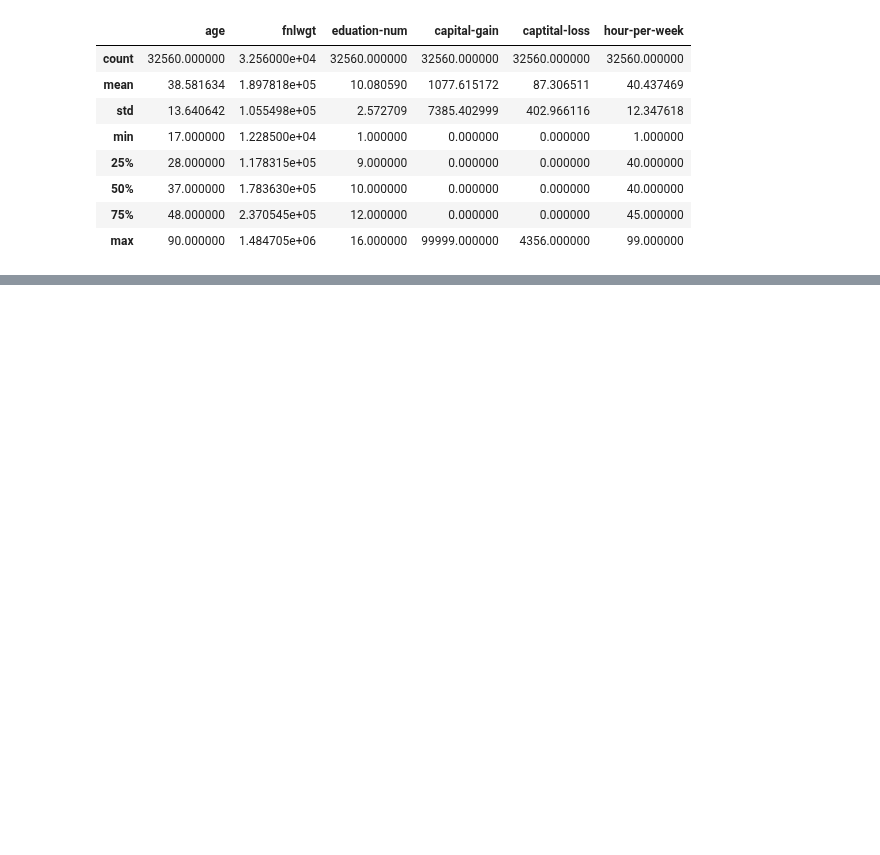
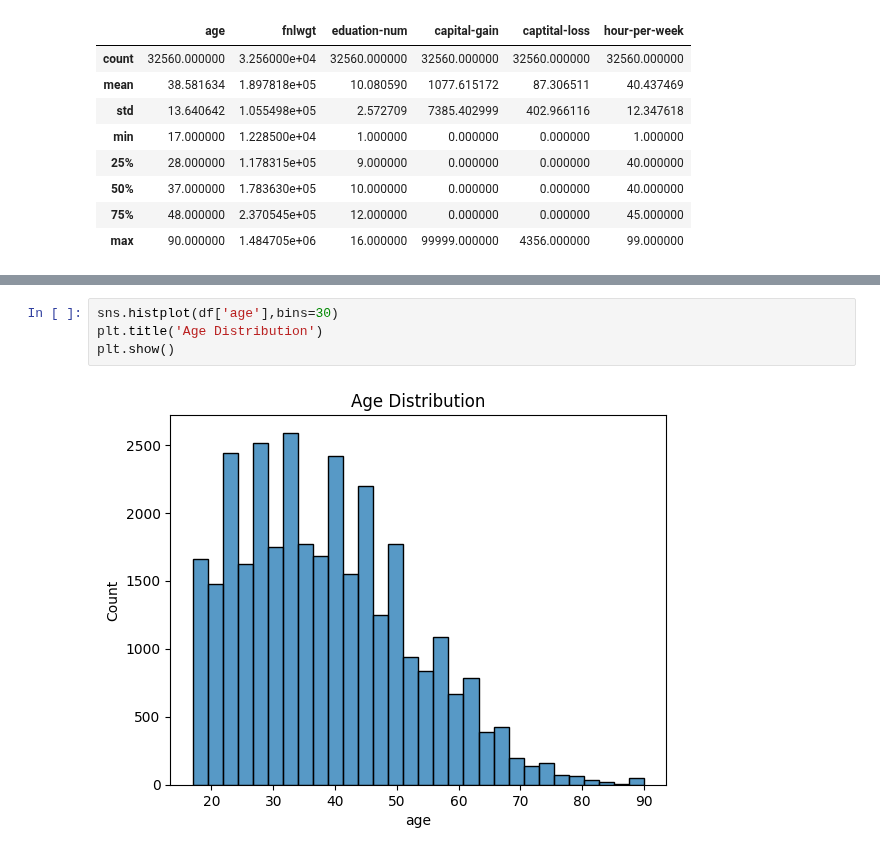
Before and after one commit to ZainabManzoorr/Adult-income, a Jupyter notebook: load_data.ipynb, the cells around one changed output, grey strips where cells are left out. Saved outputs shown, nothing was run; the diff lists cells and outputs as text; blank space fills up the shorter version.

```diff
--- a/load_data.ipynb
+++ b/load_data.ipynb
@@ -49,0 +86,6 @@ df.describe()
+# %%
+sns.histplot(df['age'],bins=30)
+plt.title('Age Distribution')
+plt.show()
+# %% [output]
+[figure, added]
```
Also changed, not shown: parts of 9 cells of this notebook.
